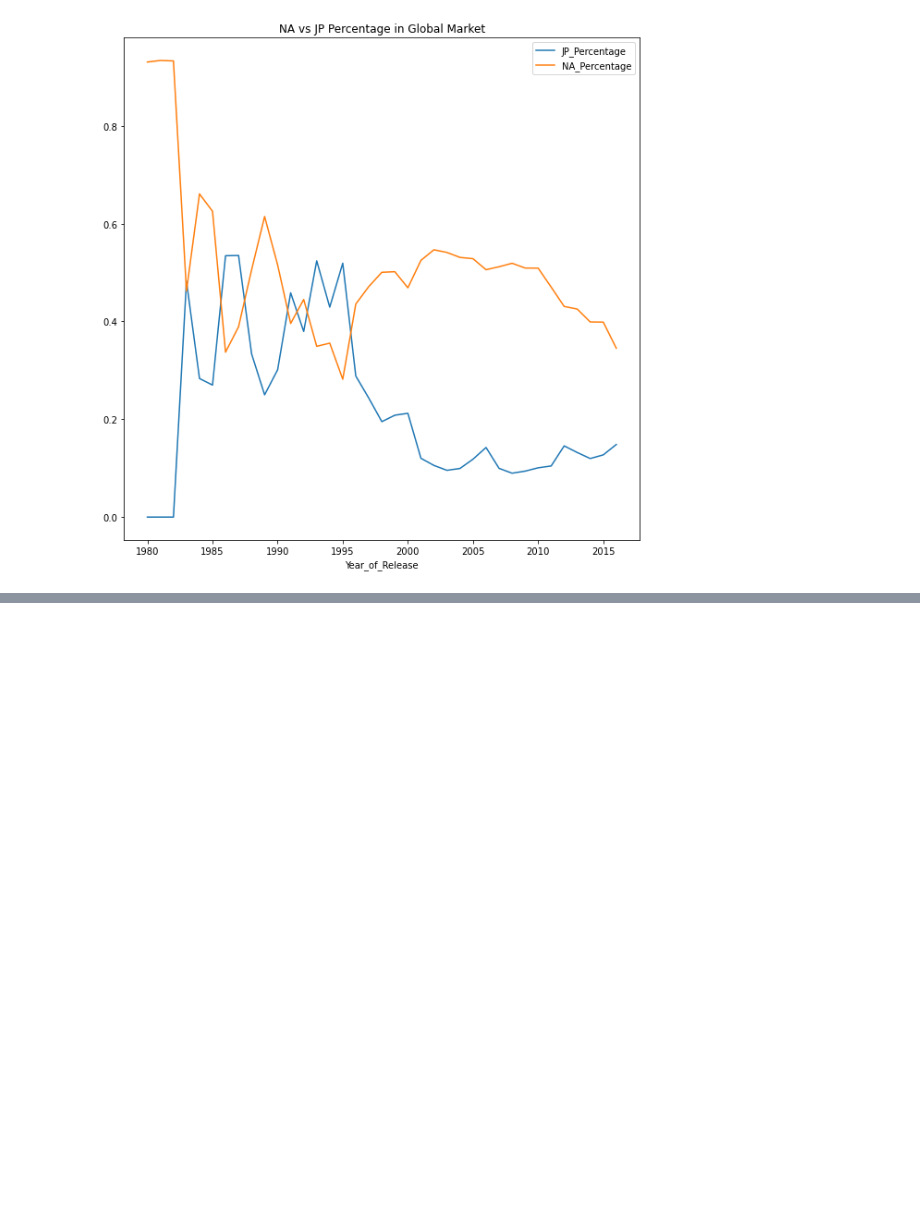
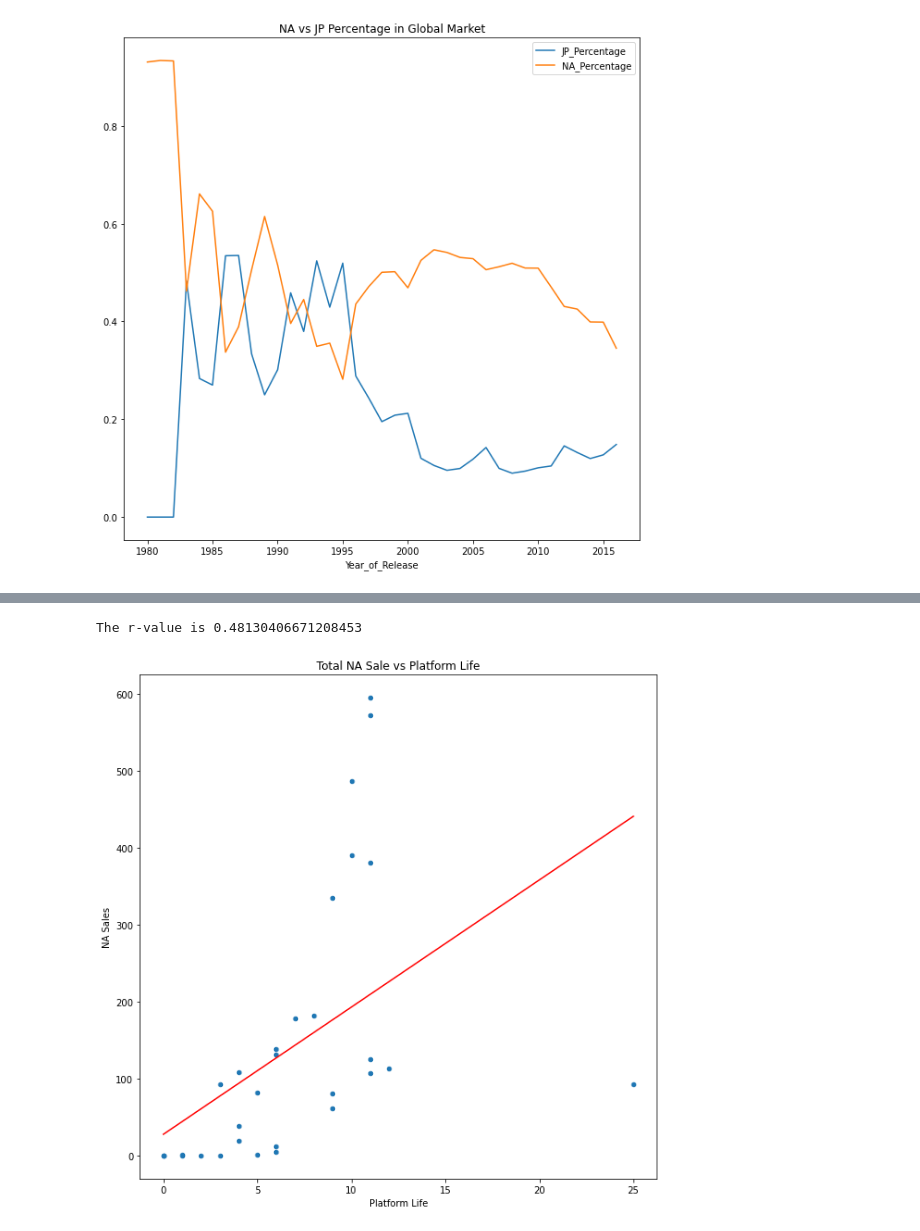
Before and after one commit to MrMrRPG/project_1, a Jupyter notebook: Shan-Folder/project-1.ipynb, the cells around one changed output, grey strips where cells are left out. Cells and saved outputs as stored; diff of their text form; code cells hidden in the pictures; blank space fills up the shorter version.

```diff
--- a/Shan-Folder/project-1.ipynb
+++ b/Shan-Folder/project-1.ipynb
@@ -296,3 +296,8 @@ plt.savefig('Output_Data/NA vs JP Percentage in Global Market')
 # %%
 lgame=Odf.loc[Odf['Year_of_Release']==2016]
 lgame.head(10).to_csv('Output_Data/2016 top 5 games.csv')
+# %%
+glob_by_plat=grouped_Plat['NA_Sales'].sum().to_frame('NA_Sales')
+glob_by_plat=glob_by_plat.sort_values(by='NA_Sales')
+sum_pd=pd.merge(plat_life,glob_by_plat,on='Platform')
+sum_pd
@@ -298,0 +322,16 @@ lgame.head(10).to_csv('Output_Data/2016 top 5 games.csv')
+# %%
+#Do a scatter plot between total life and global sale
+sum_pd.plot(x='Total Life',y='NA_Sales',kind='scatter',title='Total NA Sale vs Platform Life',xlabel='Platform Life',ylabel='Global Sales',figsize=(10,10))
+x=sum_pd['Total Life']
+y=sum_pd['NA_Sales']
+(slope, intercept, rvalue, pvalue, stderr) = linregress(x, y)
+regress_values = x * slope + intercept
+plt.plot(x,regress_values,"r-")
+plt.xlabel('Platform Life')
+plt.ylabel('NA Sales')
+print(f'The r-value is {rvalue}')
+plt.savefig('Output_Data/Total NA Sale vs Platform Life.png')
+plt.show()
+# %% [output]
+The r-value is 0.48130406671208453
+[figure, added]
```
Also changed, not shown: parts of 5 cells of this notebook, 3 other files.
